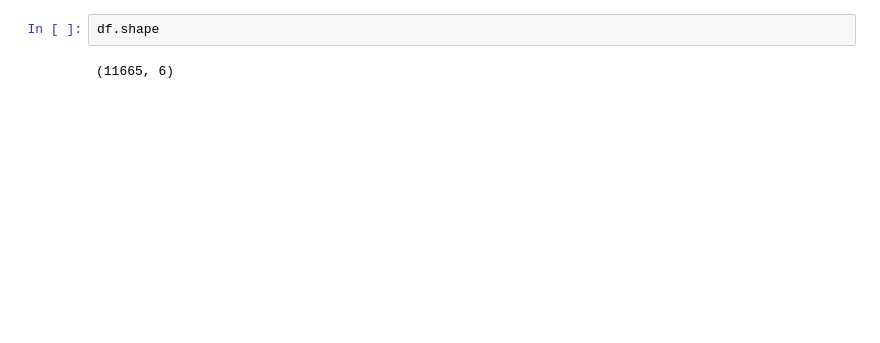
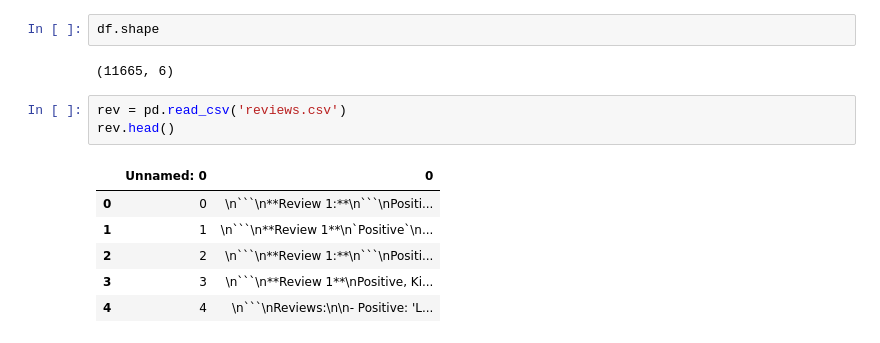
Before and after one commit to lurchyy/MarketWise-C2PO, a Jupyter notebook: ps2.ipynb, the cells around one changed output. Cells and saved outputs as stored; diff of their text form; blank space fills up the shorter version.

````diff
--- a/ps2.ipynb
+++ b/ps2.ipynb
@@ -77,3 +77,13 @@ df.head()
 df.shape
 # %% [output]
 (11665, 6)
+# %%
+rev = pd.read_csv('reviews.csv')
+rev.head()
+# %% [output]
+|  | Unnamed: 0 | 0 |
+| 0 | 0 | \n```\n**Review 1:**\n```\nPositi... |
+| 1 | 1 | \n```\n**Review 1**\n`Positive`\n... |
+| 2 | 2 | \n```\n**Review 1:**\n```\nPositi... |
+| 3 | 3 | \n```\n**Review 1**\nPositive, Ki... |
+| 4 | 4 | \n```\nReviews:\n\n- Positive: 'L... |
````
Also changed, not shown: parts of 14 cells of this notebook.
